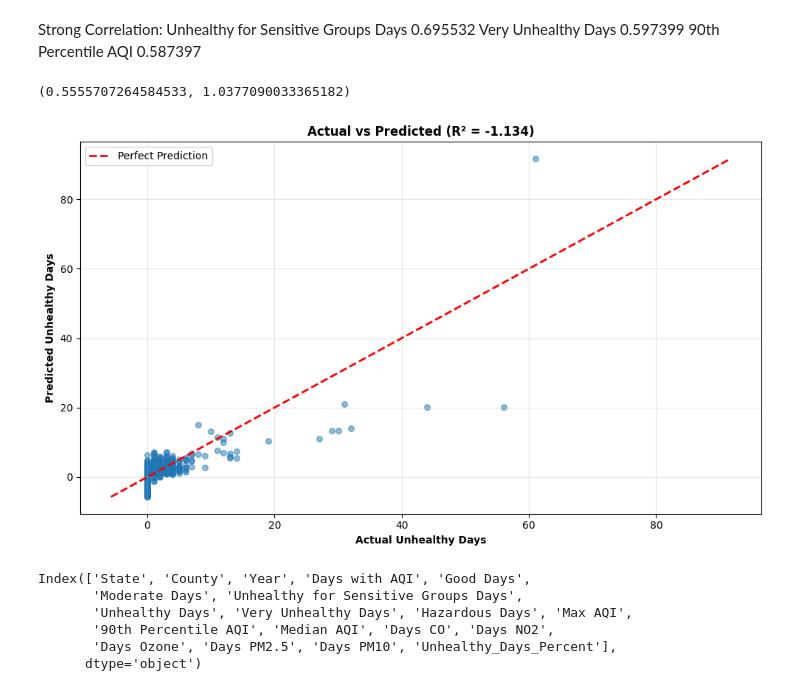
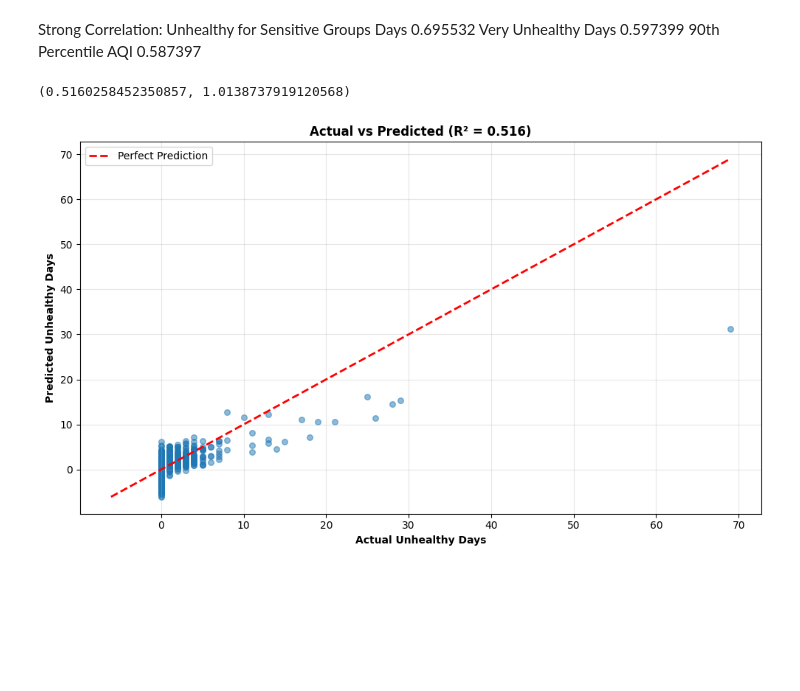
Before and after one commit to Xinyi-Christie-Dong/DubsTech-Datathon-2026, a Jupyter notebook: access_to_a_livable_planet.ipynb, the cells around one changed output. Cells and saved outputs as stored; diff of their text form; code cells hidden in the pictures; blank space fills up the shorter version.

```diff
--- a/access_to_a_livable_planet.ipynb
+++ b/access_to_a_livable_planet.ipynb
@@ -141,12 +139,7 @@ Data columns (total 18 columns):
 dtypes: int64(16), object(2)
 memory usage: 876.1+ KB
 # %%
-# Basic count per state
-state_counts = (
-    df.groupby('State')
-      .size()
-      .sort_values(ascending=False)
-)
-
+# count the records of every state
+state_counts = df['State'].value_counts()
 state_counts
 # %% [output]
@@ -469,28 +382,28 @@ mae = mean_absolute_error(y_test, y_pred_lr)
 
 r2,mae
 # %% [output]
-(0.5555707264584533, 1.0377090033365182)
+(0.5160258452350857, 1.0138737919120568)
 # %%
 # Calculate metrics
-r2 = r2_score(y_test, y_pred)
+r2 = r2_score(y_test, y_pred_lr)
 mae = mean_absolute_error(y_test, y_pred_lr)
 
 # Create plot
 plt.figure(figsize=(10, 6))
 plt.scatter(y_test, y_pred_lr, alpha=0.5, s=30)
 
 # Perfect prediction line (45-degree)
 min_val = min(y_test.min(), y_pred_lr.min())
 max_val = max(y_test.max(), y_pred_lr.max())
 plt.plot([min_val, max_val], [min_val, max_val], 'r--', lw=2, label='Perfect Prediction')
 
 # Labels
 plt.xlabel('Actual Unhealthy Days', fontweight='bold')
 plt.ylabel('Predicted Unhealthy Days', fontweight='bold')
 plt.title(f'Actual vs Predicted (R² = {r2:.3f})', fontweight='bold')
 plt.legend()
 plt.grid(True, alpha=0.3)
 plt.tight_layout()
 plt.show()
 # %% [output]
-[figure, old version]
+[figure, new version]
@@ -503,9 +409,0 @@ df_cleaned = df_cleaned.sort_values(by=['State', 'County', 'Year']).reset_index(
-# %%
-df_cleaned.columns
-# %% [output]
-Index(['State', 'County', 'Year', 'Days with AQI', 'Good Days',
-       'Moderate Days', 'Unhealthy for Sensitive Groups Days',
-       'Unhealthy Days', 'Very Unhealthy Days', 'Hazardous Days', 'Max AQI',
-       '90th Percentile AQI', 'Median AQI', 'Days CO', 'Days NO2',
-       'Days Ozone', 'Days PM2.5', 'Days PM10', 'Unhealthy_Days_Percent'],
-      dtype='object')
```
Also changed, not shown: parts of 21 cells of this notebook.
